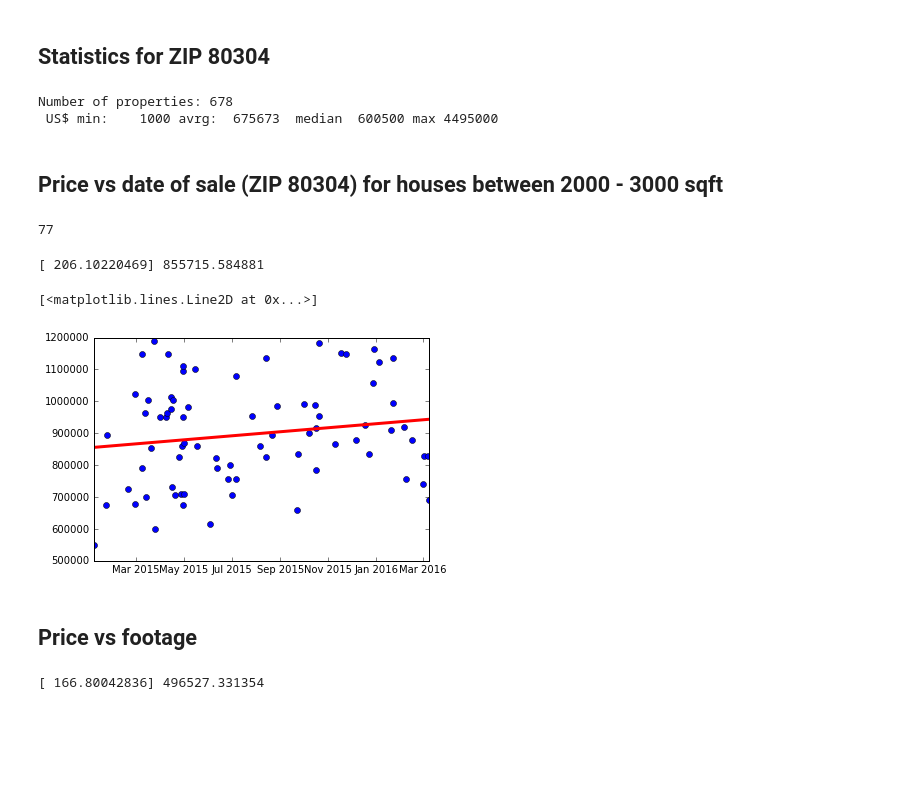
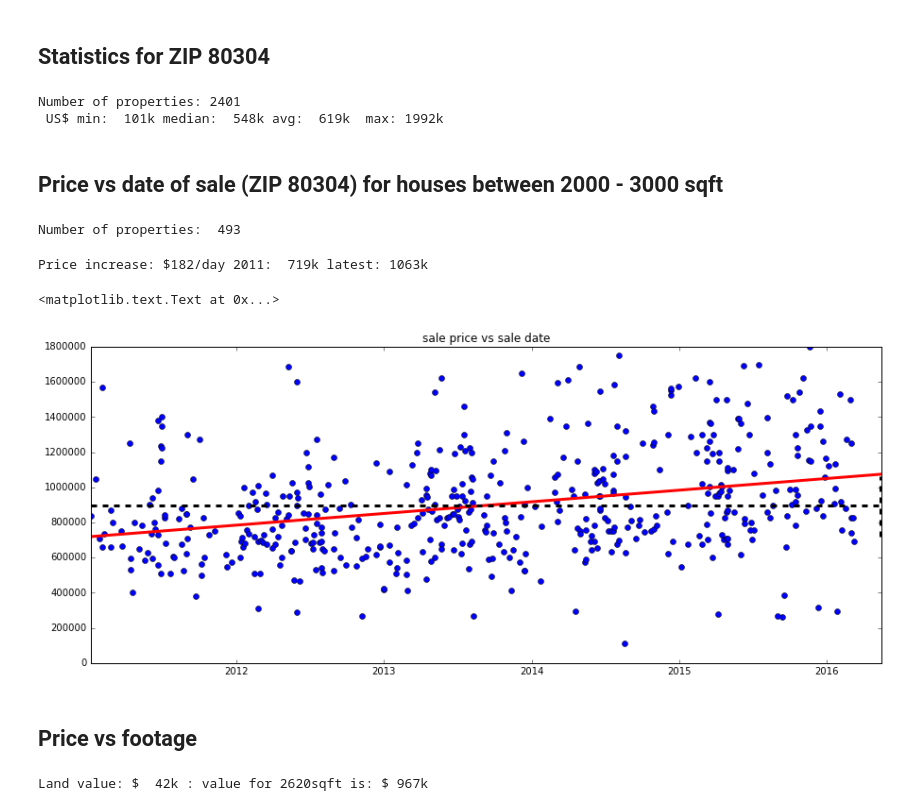
Before and after one commit to pletzer/jupyterMoons, a Jupyter notebook: HousePrices.ipynb, the cells around one changed output. Cells and saved outputs as stored; diff of their text form; code cells hidden in the pictures; blank space fills up the shorter version.

```diff
--- a/HousePrices.ipynb
+++ b/HousePrices.ipynb
@@ -22,12 +39,15 @@ Number of properties: 7790
 # %% [markdown]
 ## Statistics for ZIP 80304
 # %%
-data80304 = data[data['ZIPCODE'] == 80304]
+data80304 = pandas.concat([data[data['ZIPCODE'] == '80304'], data[data['ZIPCODE'] == 80304]])
+#print(data80304['SALE_DATE'])
 salePrices80304 = data80304['SALE_PRICE']
-print('Number of properties: {2:d}\n US$ min: {3:7.0f} avrg: {0:7.0f}  median {1:7.0f} max {4:7.0f}'.format(salePrices80304.mean(), salePrices80304.median(), len(salePrices80304), salePrices80304.min(), salePrices80304.max()))
+print('Number of properties: {2:d}\n US$ min: {3:4.0f}k median: {1:4.0f}k avg: {0:4.0f}k  max: {4:4.0f}k'.\
+      format(salePrices80304.mean()/1e3, salePrices80304.median()/1e3,\
+             len(salePrices80304), salePrices80304.min()/1e3, salePrices80304.max()/1e3))
 # %% [output]
-Number of properties: 678
- US$ min:    1000 avrg:  675673  median  600500 max 4495000
+Number of properties: 2401
+ US$ min:  101k median:  548k avg:  619k  max: 1992k
 # %% [markdown]
 ## Price vs date of sale (ZIP 80304) for houses between 2000 - 3000 sqft
 # %%
@@ -41,36 +62,47 @@ dataFiltered = dataFiltered[dataFiltered['SALE_PRICE'] < 1200000]
 dates, prices = dataFiltered['SALE_DATE'], dataFiltered['SALE_PRICE']
 # %%
-print(len(prices))
+print('Number of properties: ', len(prices))
 # %% [output]
-77
+Number of properties:  493
 # %%
 import numpy
 # convert to days
 x = numpy.array([(d - dates.min()).days for d in dates])
-# %%
-from sklearn import linear_model
-regr = linear_model.LinearRegression()
-regr.fit(x.reshape(-1,1), prices)
-print(regr.coef_, regr.intercept_)
-# %% [output]
-[ 206.10220469] 855715.584881
-# %%
-pyplot.plot(dates, prices,  'bo')
-xLine = [dates.min(), dates.max()]
-yLine = [regr.intercept_ + x.min()*regr.coef_, regr.intercept_ + x.max()*regr.coef_]
-pyplot.plot(xLine, yLine, 'r-', linewidth=3)
-# %% [output]
-[<matplotlib.lines.Line2D at 0x...>]
-[figure, removed]
+# %%
+from sklearn import linear_model
+regr = linear_model.LinearRegression()
+regr.fit(x.reshape(-1, 1), prices)
+def linearRegression(days):
+    return regr.intercept_ + regr.coef_[0]*days
+m = regr.coef_[0]
+xmin, xmax = x.min(), x.max()
+fmin, fmax = linearRegression(xmin), linearRegression(xmax)
+print('Price increase: ${0:3.0f}/day 2011: {1:4.0f}k latest: {2:4.0f}k'.format(m, fmin/1e3, fmax/1e3))
+# %% [output]
+Price increase: $182/day 2011:  719k latest: 1063k
+# %%
+pyplot.plot(dates, prices,  'bo')
+import datetime
+now = datetime.datetime.strptime('15MAY2016', "%d%b%Y")
+xLine = [dates.min(), now]
+yLine = [fmin, linearRegression((now - dates.min()).days)]
+pyplot.plot(xLine, yLine, 'r-', linewidth=3)
+pyplot.plot(xLine, [895000, 895000], 'k--', linewidth=3)
+pyplot.plot([now, now], [fmin, fmax], 'k--', linewidth=5)
+pyplot.title('sale price vs sale date')
+# %% [output]
+<matplotlib.text.Text at 0x...>
+[figure, added]
 # %% [markdown]
 ## Price vs footage
 # %%
 footage = dataFiltered['ABOVE_GROUND_SQFT']
 regr = linear_model.LinearRegression()
 regr.fit(footage.reshape(-1,1), prices)
-print(regr.coef_, regr.intercept_)
+fmin, f = regr.predict(0.0)[0], regr.predict(2620)[0]
+print('Land value: ${0:4.0f}k : value for 2620sqft is: ${1:4.0f}k'.format(fmin/1e3, f/1e3))
 # %% [output]
-[ 166.80042836] 496527.331354
+Land value: $  42k : value for 2620sqft is: $ 967k
 # %%
 pyplot.plot(footage, prices,  'co')
 xLine = [footage.min(), footage.max()]
```
Also changed, not shown: parts of 17 cells of this notebook.
